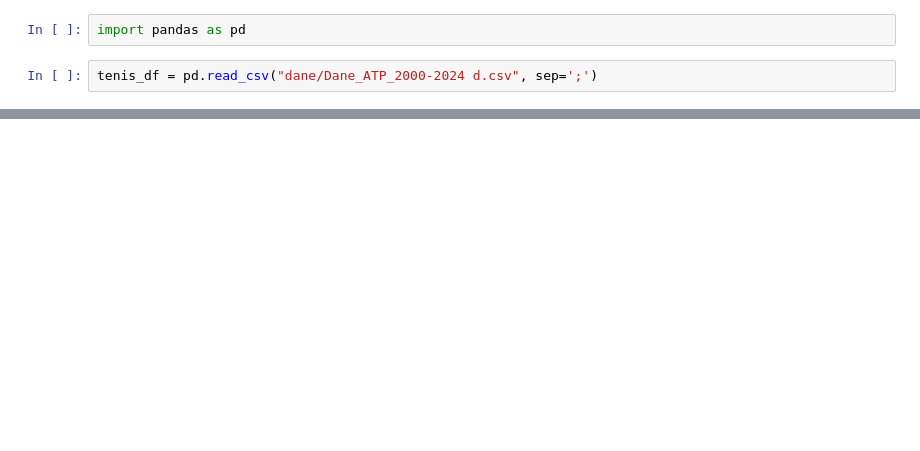
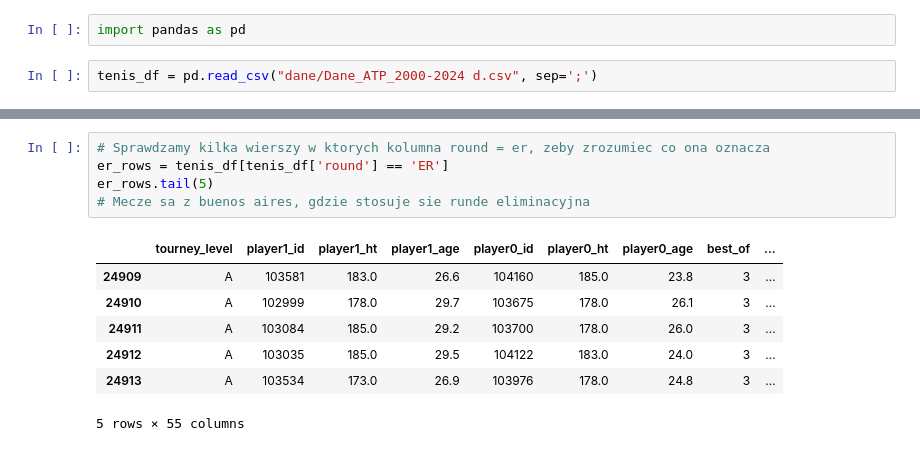
Before and after one commit to stachu213/SiProjekt, a Jupyter notebook: data_eng.ipynb, the cells around one changed output, grey strips where cells are left out. Drawn from its saved outputs; the diff is of its cells as text; blank space fills up the shorter version.

```diff
--- a/data_eng.ipynb
+++ b/data_eng.ipynb
@@ -68,0 +162,13 @@ tenis_df.head(5)
+# %%
+# Sprawdzamy kilka wierszy w ktorych kolumna round = er, zeby zrozumiec co ona oznacza
+er_rows = tenis_df[tenis_df['round'] == 'ER']
+er_rows.tail(5)
+# Mecze sa z buenos aires, gdzie stosuje sie runde eliminacyjna
+# %% [output]
+|  | tourney_level | player1_id | player1_ht | player1_age | player0_id | player0_ht | player0_age | best_of | ... |
+| 24909 | A | 103581 | 183.0 | 26.6 | 104160 | 185.0 | 23.8 | 3 | ... |
+| 24910 | A | 102999 | 178.0 | 29.7 | 103675 | 178.0 | 26.1 | 3 | ... |
+| 24911 | A | 103084 | 185.0 | 29.2 | 103700 | 178.0 | 26.0 | 3 | ... |
+| 24912 | A | 103035 | 185.0 | 29.5 | 104122 | 183.0 | 24.0 | 3 | ... |
+| 24913 | A | 103534 | 173.0 | 26.9 | 103976 | 178.0 | 24.8 | 3 | ... |
+5 rows × 55 columns
```
Also changed, not shown: parts of 17 cells of this notebook.
